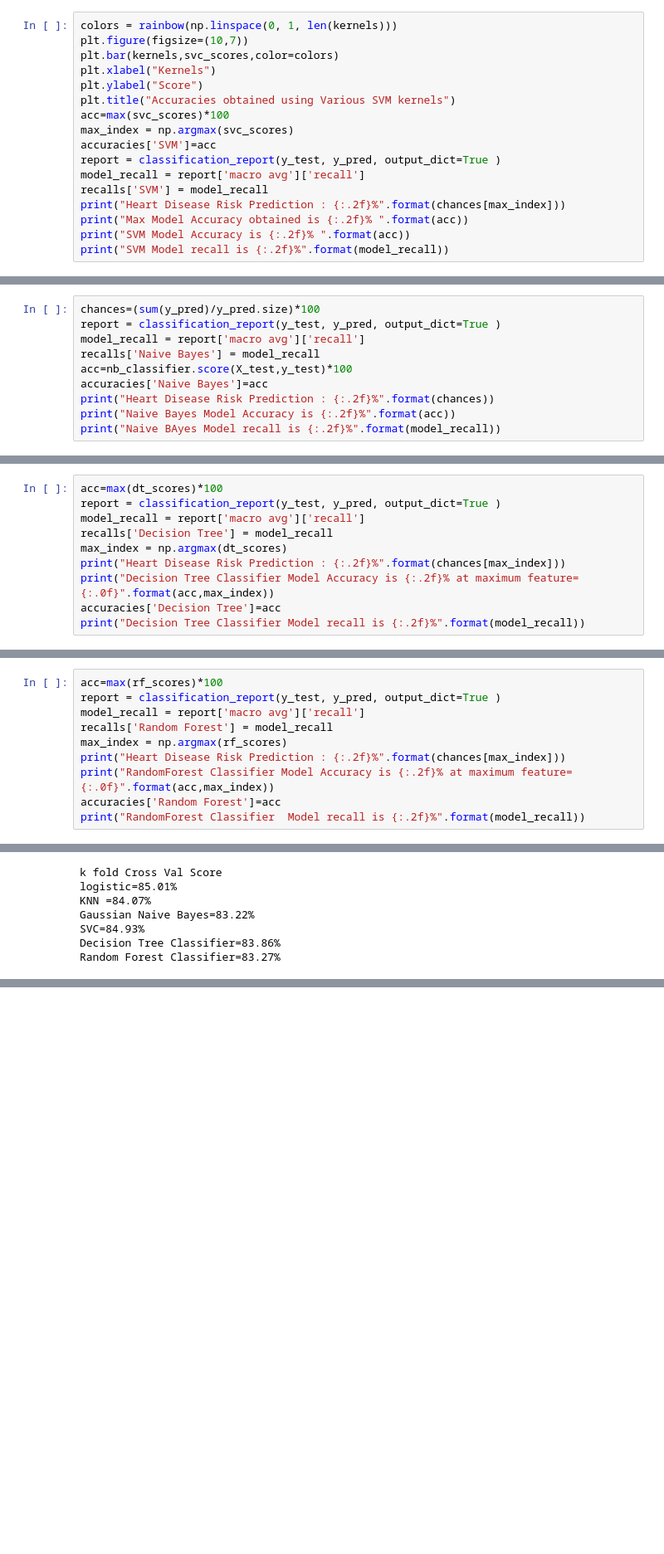
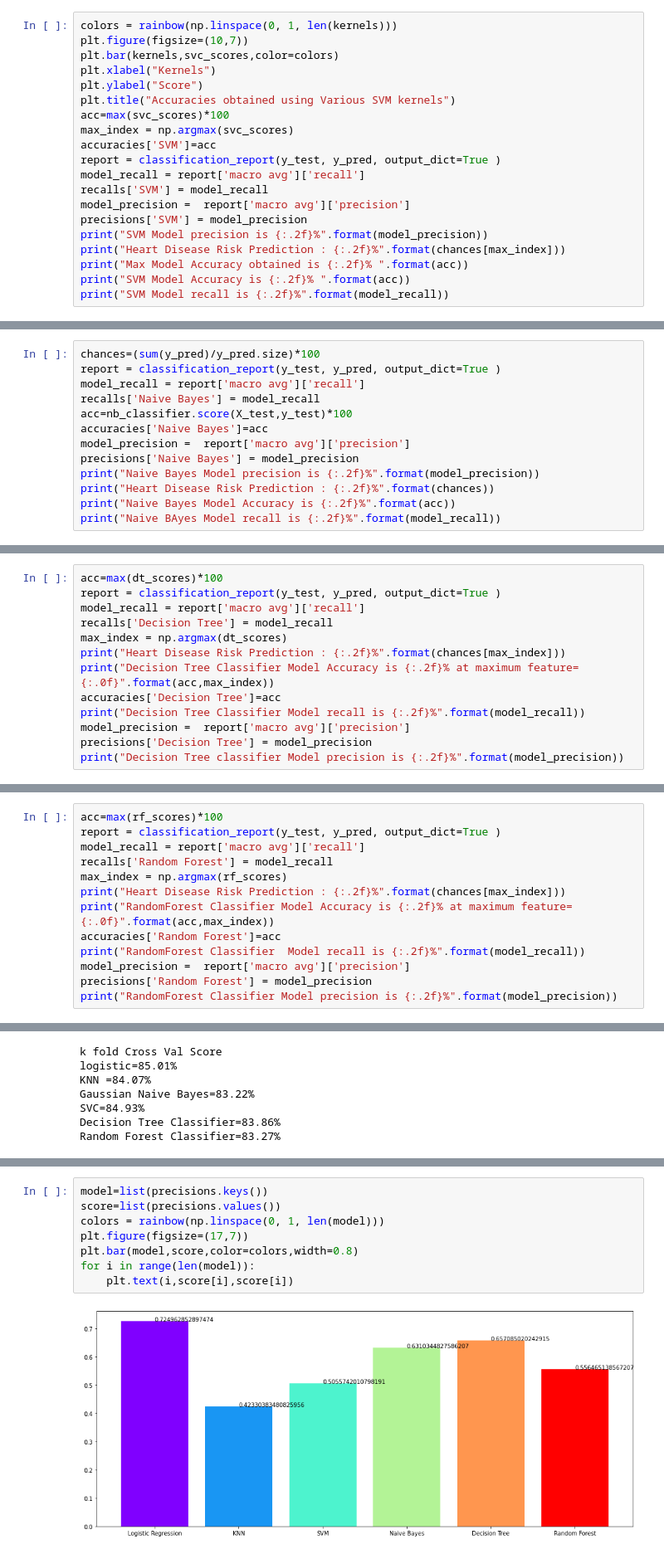
Before and after one commit to SajalSinha/CardioVascular-Risk-Prediction, a Jupyter notebook: CardiovascularRiskPrediction.ipynb, the cells around one changed output, grey strips where cells are left out. Shown at 83% size. Saved outputs shown, nothing was run; the diff lists cells and outputs as text; blank space fills up the shorter version.

```diff
--- a/CardiovascularRiskPrediction.ipynb
+++ b/CardiovascularRiskPrediction.ipynb
@@ -914,6 +924,9 @@ accuracies['SVM']=acc
 report = classification_report(y_test, y_pred, output_dict=True )
 model_recall = report['macro avg']['recall']
 recalls['SVM'] = model_recall
+model_precision =  report['macro avg']['precision']
+precisions['SVM'] = model_precision
+print("SVM Model precision is {:.2f}%".format(model_precision))
 print("Heart Disease Risk Prediction : {:.2f}%".format(chances[max_index]))
 print("Max Model Accuracy obtained is {:.2f}% ".format(acc))
 print("SVM Model Accuracy is {:.2f}% ".format(acc))
@@ -953,6 +967,9 @@ model_recall = report['macro avg']['recall']
 recalls['Naive Bayes'] = model_recall
 acc=nb_classifier.score(X_test,y_test)*100
 accuracies['Naive Bayes']=acc
+model_precision =  report['macro avg']['precision']
+precisions['Naive Bayes'] = model_precision
+print("Naive Bayes Model precision is {:.2f}%".format(model_precision))
 print("Heart Disease Risk Prediction : {:.2f}%".format(chances))
 print("Naive Bayes Model Accuracy is {:.2f}%".format(acc))
 print("Naive BAyes Model recall is {:.2f}%".format(model_recall))
@@ -998,6 +1016,9 @@ print("Heart Disease Risk Prediction : {:.2f}%".format(chances[max_index]))
 print("Decision Tree Classifier Model Accuracy is {:.2f}% at maximum feature={:.0f}".format(acc,max_index))
 accuracies['Decision Tree']=acc
 print("Decision Tree Classifier Model recall is {:.2f}%".format(model_recall))
+model_precision =  report['macro avg']['precision']
+precisions['Decision Tree'] = model_precision
+print("Decision Tree classifier Model precision is {:.2f}%".format(model_precision))
 # %% [output]
 Heart Disease Risk Prediction : 2.21%
 Decision Tree Classifier Model Accuracy is 84.81% at maximum feature=4
@@ -1041,6 +1063,9 @@ print("Heart Disease Risk Prediction : {:.2f}%".format(chances[max_index]))
 print("RandomForest Classifier Model Accuracy is {:.2f}% at maximum feature={:.0f}".format(acc,max_index))
 accuracies['Random Forest']=acc
 print("RandomForest Classifier  Model recall is {:.2f}%".format(model_recall))
+model_precision =  report['macro avg']['precision']
+precisions['Random Forest'] = model_precision
+print("RandomForest Classifier Model precision is {:.2f}%".format(model_precision))
 # %% [output]
 Heart Disease Risk Prediction : 3.39%
 RandomForest Classifier Model Accuracy is 84.51% at maximum feature=0
@@ -1094,0 +1125,10 @@ for i in range(len(model)):
+# %%
+model=list(precisions.keys())
+score=list(precisions.values())
+colors = rainbow(np.linspace(0, 1, len(model)))
+plt.figure(figsize=(17,7))
+plt.bar(model,score,color=colors,width=0.8)
+for i in range(len(model)):
+    plt.text(i,score[i],score[i])
+# %% [output]
+[figure, added]
```
Also changed, not shown: parts of 20 cells of this notebook.
